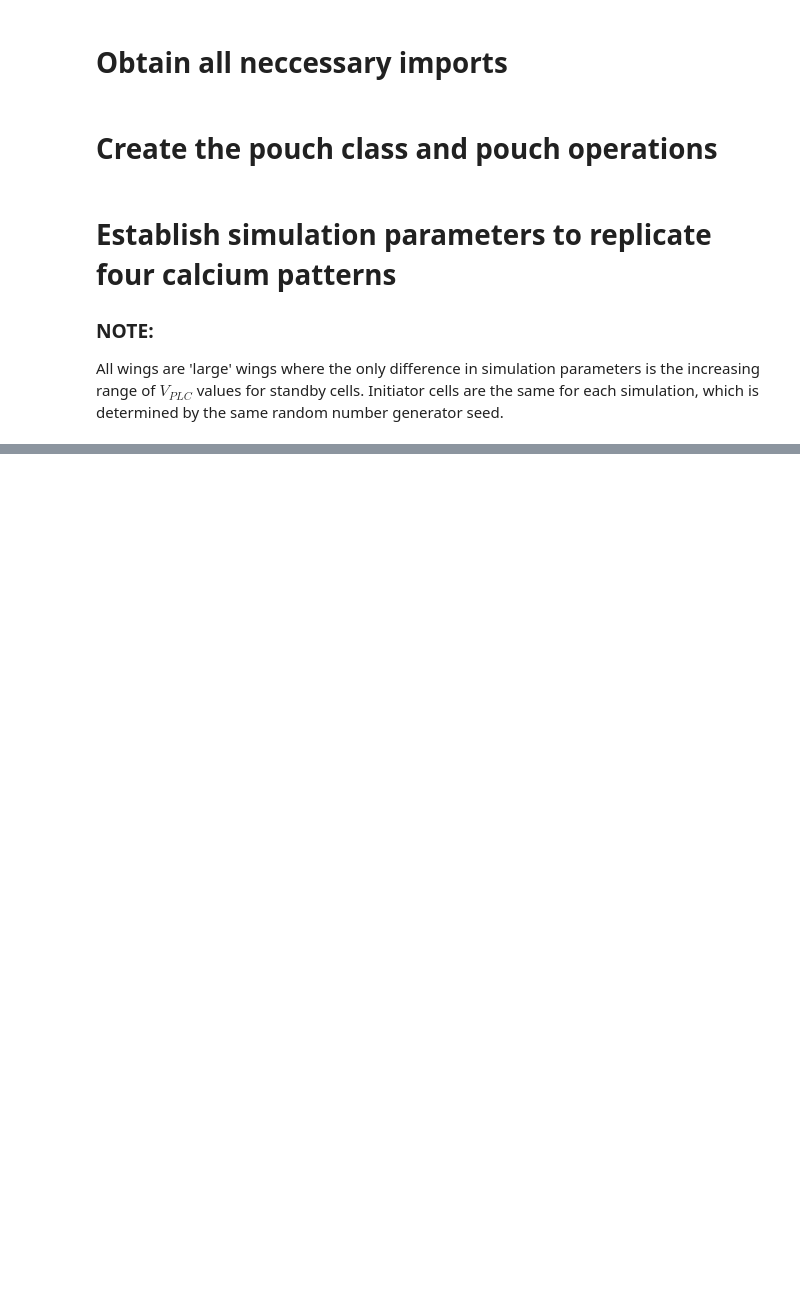
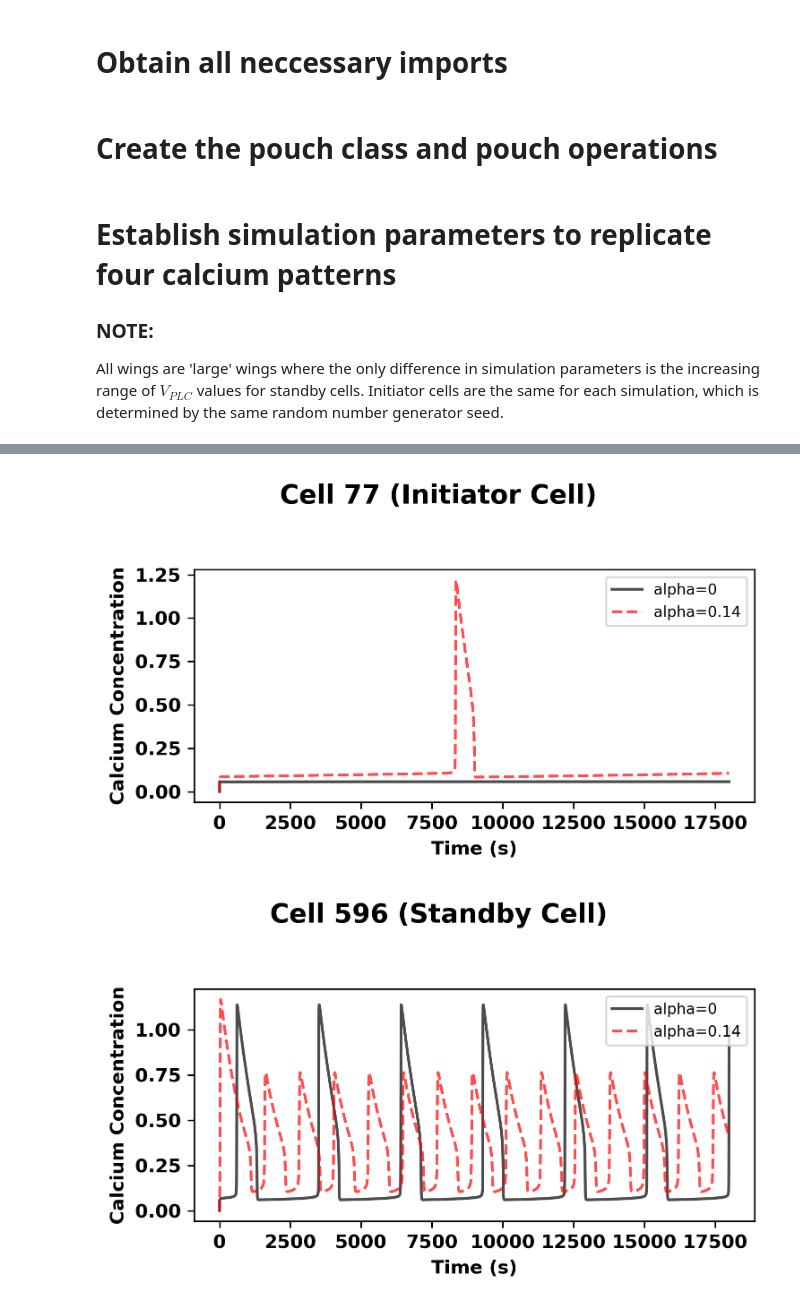
Before and after one commit to sscini/MSELab_Calcium_Cartography_2021, a Jupyter notebook: Calcium_Cartography_2025_Optogenetic_Supplement.ipynb, the cells around one changed output, grey strips where cells are left out. Saved outputs shown, nothing was run; the diff lists cells and outputs as text; code cells hidden in the pictures; blank space fills up the shorter version.

```diff
--- a/Calcium_Cartography_2025_Optogenetic_Supplement.ipynb
+++ b/Calcium_Cartography_2025_Optogenetic_Supplement.ipynb
@@ -425,7 +437,7 @@ for cell_index in cell_indices:
 # %%
 # Only plot calcium (state 0), remove subplot titles, and add custom figure titles with cell indices and cell type info
 
-cell_indices = [80, 619]
+cell_indices = [77, 596]
 custom_colors = ['black', 'red', 'blue', 'orange', 'green']
 
 for idx, cell_index in enumerate(cell_indices):
@@ -437,33 +449,36 @@ for idx, cell_index in enumerate(cell_indices):
         linestyle = ['-', '--', '-.', ':', (0, (3, 1, 1, 1))][i % 5]
         ax.plot(
             dynamics,
             label=f'alpha={alpha}',
             alpha=0.7,
             color=color,
             linewidth=1.5,
             linestyle=linestyle
         )
 
     ax.set_xlabel('Time (s)', fontsize=10, fontweight='bold')
     ax.set_ylabel('Calcium Concentration', fontsize=10, fontweight='bold')
 
     for tick in ax.get_xticklabels() + ax.get_yticklabels():
         tick.set_fontweight('bold')
         tick.set_fontsize(10)
 
     ax.legend(fontsize=8)
 
     # Custom figure title
     if idx == 0:
         fig_title = f'Cell {cell_index} (Initiator Cell)'
     else:
         fig_title = f'Cell {cell_index} (Standby Cell)'
     plt.suptitle(fig_title, fontsize=14, fontweight='bold')
 
     plt.tight_layout(rect=[0, 0, 1, 0.93])
     plt.savefig(os.path.join(sim_folder_path, f'Spikes_Calcium_Cell_{cell_index}.svg'), transparent=True)
     plt.savefig(os.path.join(sim_folder_path, f'Spikes_Calcium_Cell_{cell_index}.png'), transparent=True)
     plt.show()
+# %% [output]
+[figure, added]
+[figure, added]
 # %%
 import numpy as np
 from scipy.signal import find_peaks
```
Also changed, not shown: parts of 9 cells of this notebook.
